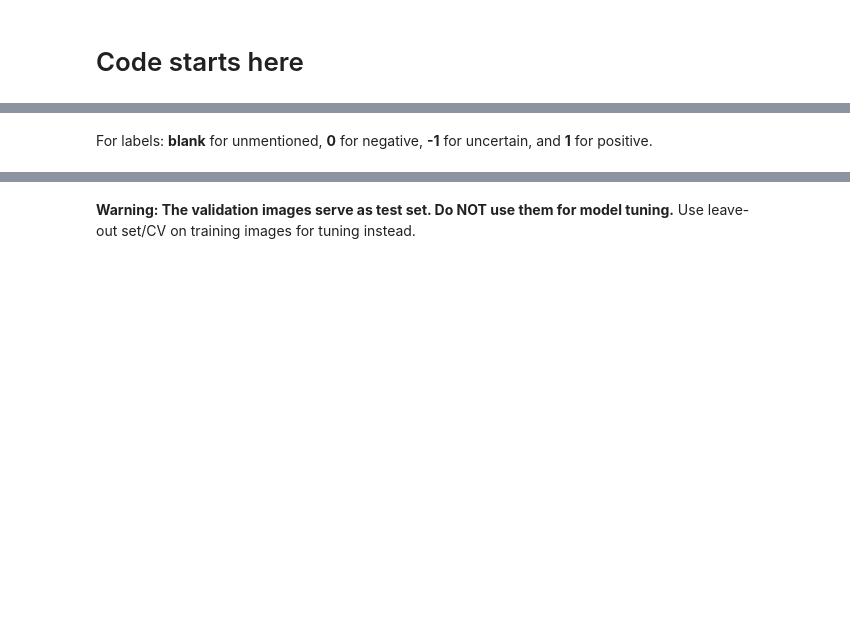
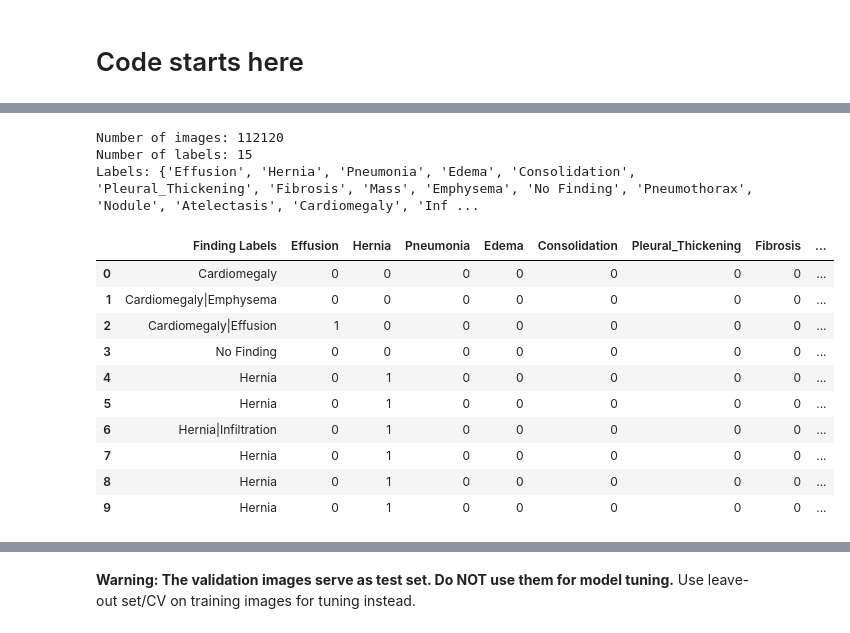
Before and after one commit to comsaint/dlh_project, a Jupyter notebook: notebooks/starter_nih.ipynb, the cells around one changed output, grey strips where cells are left out. Cells and saved outputs as stored; diff of their text form; code cells hidden in the pictures; blank space fills up the shorter version.

```diff
--- a/notebooks/starter_nih.ipynb
+++ b/notebooks/starter_nih.ipynb
@@ -53,2 +40,0 @@ df_train_labels.describe(include='all')
-# %% [markdown]
-For labels: **blank** for unmentioned, **0** for negative, **-1** for uncertain, and **1** for positive.
@@ -56,0 +48,46 @@ df_train_labels.columns
+# %%
+# explore the dataset
+# load train test split
+with open('train_val_list.txt') as f:
+    train_val_list = [x.strip() for x in f.readlines()]
+with open('test_list.txt') as f:
+    test_list = [x.strip() for x in f.readlines()]
+
+# load labels
+df_labels = pd.read_csv('Data_Entry_2017_v2020.csv')
+print(f"Number of images: {len(df_labels)}")
+# split the finding (disease) labels, to a list
+df_labels['targets'] = df_labels['Finding Labels'].str.split("|", expand = False)
+# look at available labels
+labels = set([item for sublist in df_labels['targets'].tolist() for item in sublist])
+
+print(f"Number of labels: {len(labels)}")
+print(f"Labels: {labels}")
+
+# one-hot encode labels to columns
+mlb = MultiLabelBinarizer(sparse_output=True)
+
+df_labels = df_labels.join(
+            pd.DataFrame.sparse.from_spmatrix(
+                mlb.fit_transform(df_labels.pop('targets')),
+                index=df_labels.index,
+                columns=mlb.classes_))
+df_labels[list(labels)]=df_labels[list(labels)].sparse.to_dense()  # for easy .describe()
+
+# show converted data
+df_labels[['Finding Labels', *list(labels)]].head(10)
+# %% [output]
+Number of images: 112120
+Number of labels: 15
+Labels: {'Effusion', 'Hernia', 'Pneumonia', 'Edema', 'Consolidation', 'Pleural_Thickening', 'Fibrosis', 'Mass', 'Emphysema', 'No Finding', 'Pneumothorax', 'Nodule', 'Atelectasis', 'Cardiomegaly', 'Inf ...
+|  | Finding Labels | Effusion | Hernia | Pneumonia | Edema | Consolidation | Pleural_Thickening | Fibrosis | ... |
+| 0 | Cardiomegaly | 0 | 0 | 0 | 0 | 0 | 0 | 0 | ... |
+| 1 | Cardiomegaly|Emphysema | 0 | 0 | 0 | 0 | 0 | 0 | 0 | ... |
+| 2 | Cardiomegaly|Effusion | 1 | 0 | 0 | 0 | 0 | 0 | 0 | ... |
+| 3 | No Finding | 0 | 0 | 0 | 0 | 0 | 0 | 0 | ... |
+| 4 | Hernia | 0 | 1 | 0 | 0 | 0 | 0 | 0 | ... |
+| 5 | Hernia | 0 | 1 | 0 | 0 | 0 | 0 | 0 | ... |
+| 6 | Hernia|Infiltration | 0 | 1 | 0 | 0 | 0 | 0 | 0 | ... |
+| 7 | Hernia | 0 | 1 | 0 | 0 | 0 | 0 | 0 | ... |
+| 8 | Hernia | 0 | 1 | 0 | 0 | 0 | 0 | 0 | ... |
+| 9 | Hernia | 0 | 1 | 0 | 0 | 0 | 0 | 0 | ... |
```
Also changed, not shown: parts of 34 cells of this notebook, 11 other files.
